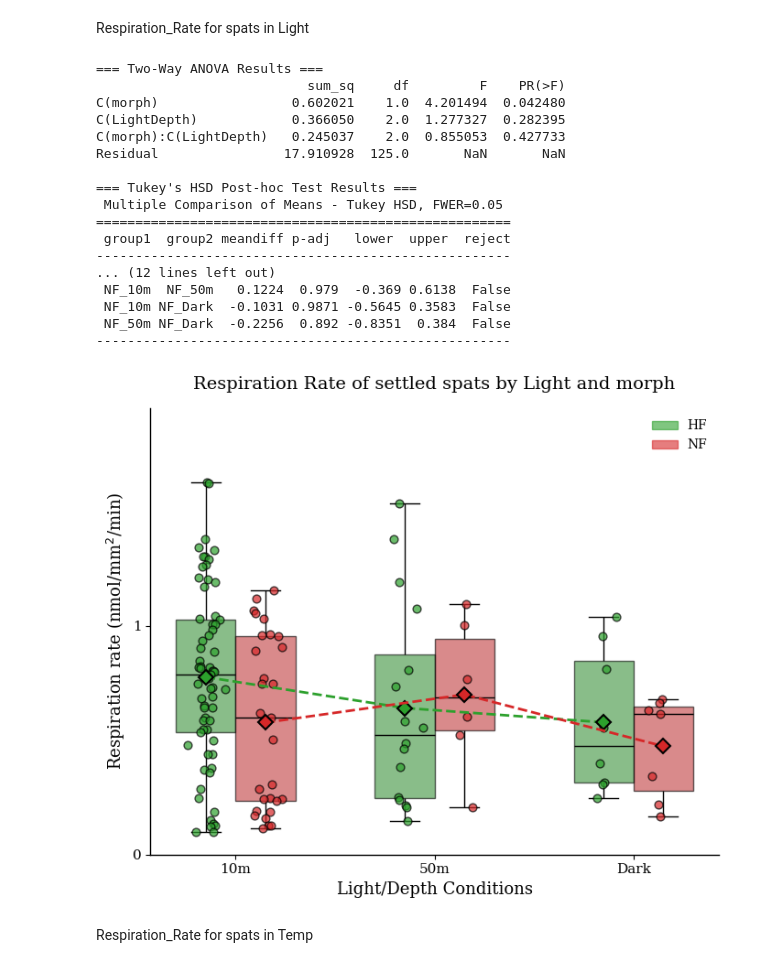
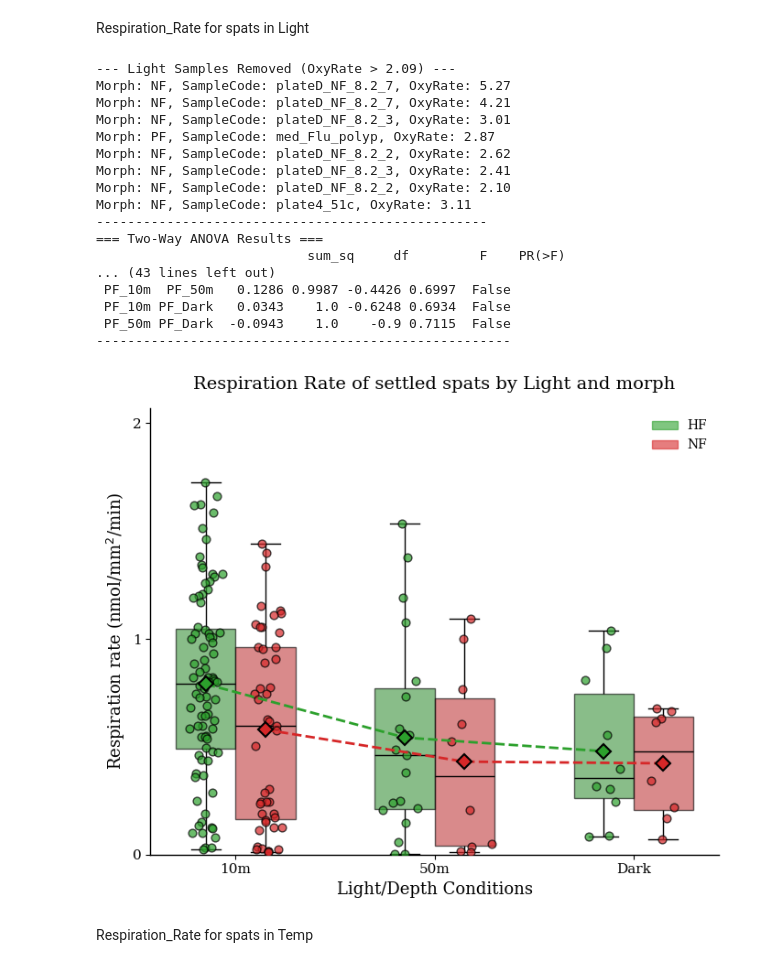
Before and after one commit to LielUziahu/Stylophora-pistillata-FPs, a Jupyter notebook: Output/plots/Spats/Spat_Physiology/Spat_Resp/Respiration_Rate_for_spats.ipynb, the cells around one changed output. Saved outputs shown, nothing was run; the diff lists cells and outputs as text; code cells hidden in the pictures.

```diff
--- a/Output/plots/Spats/Spat_Physiology/Spat_Resp/Respiration_Rate_for_spats.ipynb
+++ b/Output/plots/Spats/Spat_Physiology/Spat_Resp/Respiration_Rate_for_spats.ipynb
@@ -196,7 +196,7 @@ from statsmodels.stats.multicomp import pairwise_tukeyhsd
 # ==========================================
 # 1. SETUP & DATA LOADING
 # ==========================================
-filename = "Light_Spat_Resp.csv"
+filename = "Light_Assay.csv"
 df = pd.read_csv(filename)
 
 # --- Handle 'morph' and 'color' columns consistently ---
@@ -223,7 +223,7 @@ removed_light_samples = df[df['OxyRate'] > 2.09]
 if not removed_light_samples.empty:
     print("--- Light Samples Removed (OxyRate > 2.09) ---")
     for index, row in removed_light_samples.iterrows():
-        print(f"Morph: {row['morph']}, OxyRate: {row['OxyRate']:.2f}")
+        print(f"Morph: {row['morph']}, SampleCode: {row['SampleCode']}, OxyRate: {row['OxyRate']:.2f}")
     print("--------------------------------------------------")
 df = df[df['OxyRate'] <= 2.09]
 # ----------------------------------------------------------------
@@ -340,53 +340,53 @@ for morph in morph_order:
 # ==========================================
 ax.set_ylabel("Respiration rate (nmol/mm$^2$/min)", fontsize=13)
 ax.set_xlabel("Light/Depth Conditions", fontsize=13)
 ax.set_title("Respiration Rate of settled spats by Light and morph", fontsize=14, pad=15)
 
 # Custom Legend
 legend_handles = []
 for morph in morph_order:
     patch = mpatches.Patch(color=variant_colors[morph], label=morph, edgecolor='black', linewidth=1, alpha=0.6)
     legend_handles.append(patch)
 ax.legend(handles=legend_handles, labels=morph_order, title=None, frameon=False, loc="upper right")
 
 # Fix X-axis ticks
 ax.set_xticks(np.arange(len(x_order)))
 ax.set_xticklabels(x_order)
 
 # Y-axis formatting
 max_val = df["OxyRate"].max()
 ax.set_ylim(0, max_val * 1.2)
 ax.yaxis.set_major_locator(ticker.MultipleLocator(1)) # Adjusted tick frequency to 1
 
 sns.despine(ax=ax)
 fig.tight_layout()
 
-# Save options
+# Save options   ---> remove # to get a downloadedble plot
 plt.savefig("Respiration_Rate_by_Light.png", dpi=600)
-plt.savefig("Respiration_Rate_by_Light.pdf", dpi=600)
-plt.savefig("Respiration_Rate_by_Light.tiff", dpi=600)
-plt.savefig("Respiration_Rate_by_Light_transparent.svg", dpi=600, transparent=True)
-plt.savefig("Respiration_Rate_by_Light_white.svg", dpi=600, facecolor='white')
+#plt.savefig("Respiration_Rate_by_Light.pdf", dpi=600)
+#plt.savefig("Respiration_Rate_by_Light.tiff", dpi=600)
+#plt.savefig("Respiration_Rate_by_Light_transparent.svg", dpi=600, transparent=True)
+#plt.savefig("Respiration_Rate_by_Light_white.svg", dpi=600, facecolor='white')
 plt.show()
 # %% [output]
+--- Light Samples Removed (OxyRate > 2.09) ---
+Morph: NF, SampleCode: plateD_NF_8.2_7, OxyRate: 5.27
+Morph: NF, SampleCode: plateD_NF_8.2_7, OxyRate: 4.21
+Morph: NF, SampleCode: plateD_NF_8.2_3, OxyRate: 3.01
+Morph: PF, SampleCode: med_Flu_polyp, OxyRate: 2.87
+Morph: NF, SampleCode: plateD_NF_8.2_2, OxyRate: 2.62
+Morph: NF, SampleCode: plateD_NF_8.2_3, OxyRate: 2.41
+Morph: NF, SampleCode: plateD_NF_8.2_2, OxyRate: 2.10
+Morph: NF, SampleCode: plate4_51c, OxyRate: 3.11
+--------------------------------------------------
 === Two-Way ANOVA Results ===
                            sum_sq     df         F    PR(>F)
-C(morph)                 0.602021    1.0  4.201494  0.042480
-C(LightDepth)            0.366050    2.0  1.277327  0.282395
-C(morph):C(LightDepth)   0.245037    2.0  0.855053  0.427733
-Residual                17.910928  125.0       NaN       NaN
-
-=== Tukey's HSD Post-hoc Test Results ===
- Multiple Comparison of Means - Tukey HSD, FWER=0.05
-=====================================================
- group1  group2 meandiff p-adj   lower  upper  reject
+... (43 lines left out)
+ PF_10m  PF_50m   0.1286 0.9987 -0.4426 0.6997  False
+ PF_10m PF_Dark   0.0343    1.0 -0.6248 0.6934  False
+ PF_50m PF_Dark  -0.0943    1.0    -0.9 0.7115  False
 -----------------------------------------------------
-... (12 lines left out)
- NF_10m  NF_50m   0.1224  0.979  -0.369 0.6138  False
- NF_10m NF_Dark  -0.1031 0.9871 -0.5645 0.3583  False
- NF_50m NF_Dark  -0.2256  0.892 -0.8351  0.384  False
------------------------------------------------------
-[figure, old version]
+[figure, new version]
 # %% [markdown]
 Respiration_Rate for spats in Temp
 # %%
```
Also changed, not shown: parts of 7 cells of this notebook.
